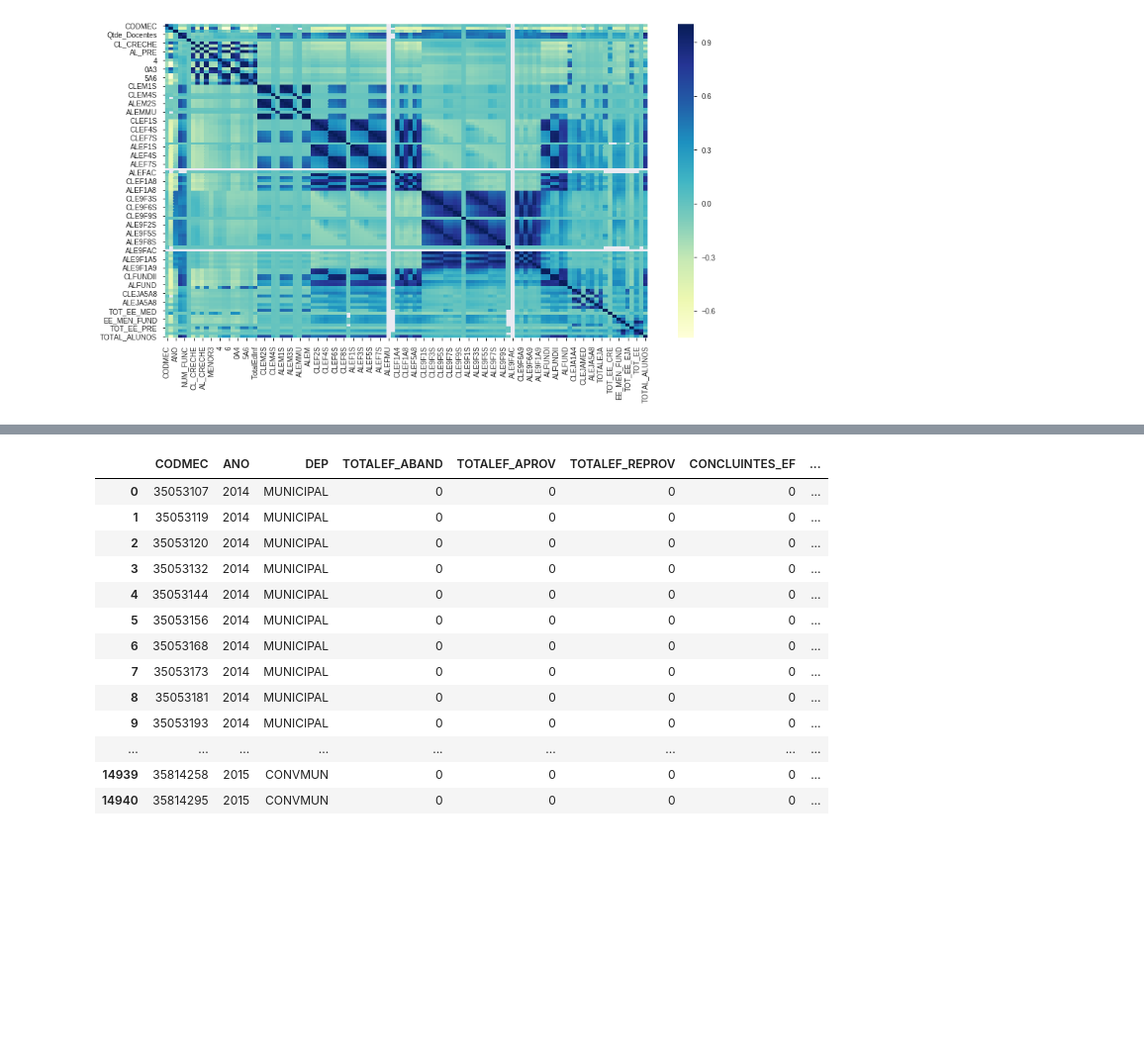
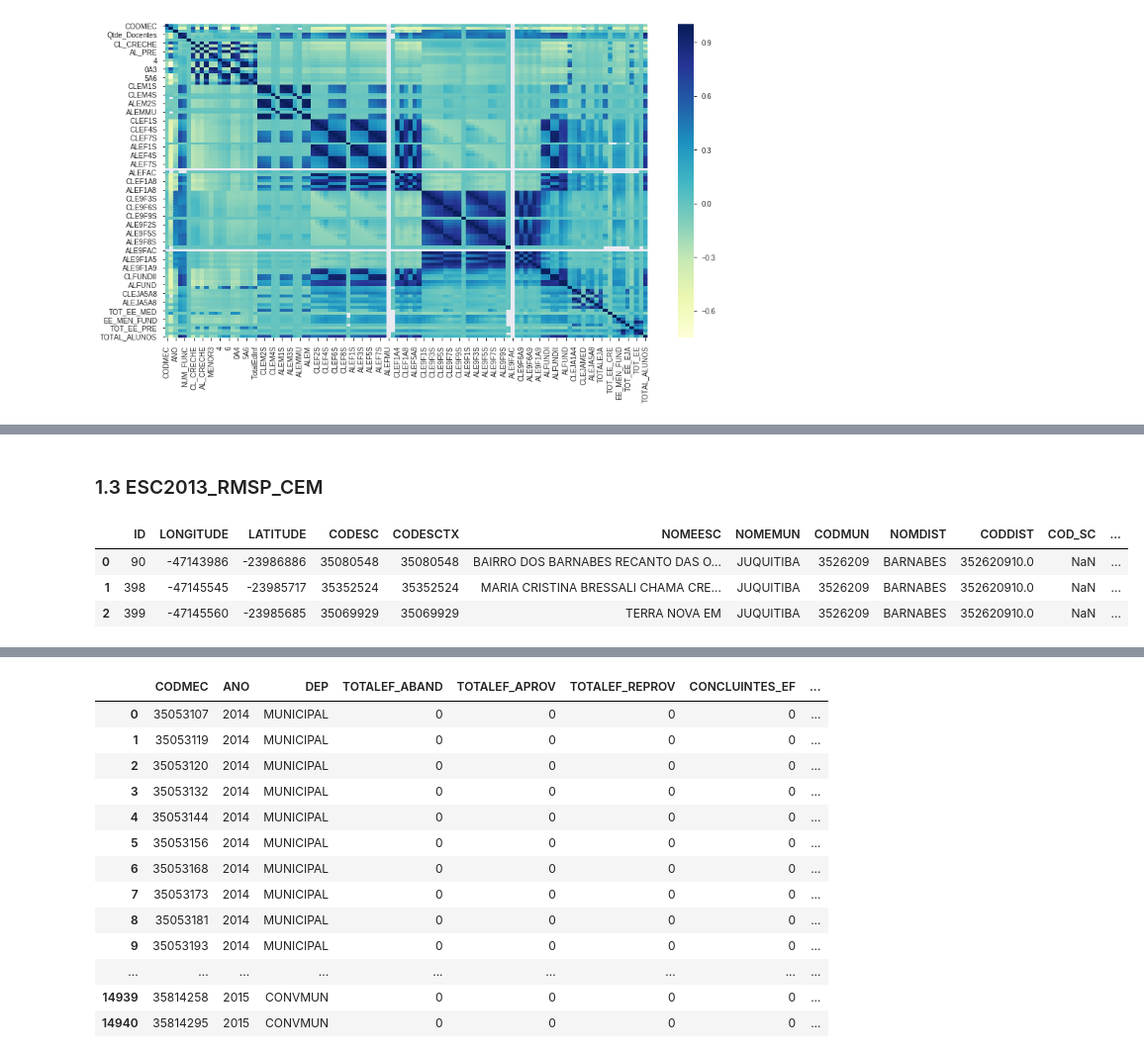
Before and after one commit to davibarreira/FDS-Homeworks, a Jupyter notebook: hw2/Homework2.ipynb, the cells around one changed output, grey strips where cells are left out. Shown at 99% size. Drawn from its saved outputs; the diff is of its cells as text; code cells hidden in the pictures; blank space fills up the shorter version.

```diff
--- a/hw2/Homework2.ipynb
+++ b/hw2/Homework2.ipynb
@@ -119,0 +118,9 @@ KeyError: "['NUM_FUNC', 'Qtde_Docentes'] not in index"
+# %% [markdown]
+### 1.3  ESC2013_RMSP_CEM
+# %%
+esc.head(3)
+# %% [output]
+|  | ID | LONGITUDE | LATITUDE | CODESC | CODESCTX | NOMEESC | NOMEMUN | CODMUN | NOMDIST | CODDIST | COD_SC | ... |
+| 0 | 90 | -47143986 | -23986886 | 35080548 | 35080548 | BAIRRO DOS BARNABES RECANTO DAS O... | JUQUITIBA | 3526209 | BARNABES | 352620910.0 | NaN | ... |
+| 1 | 398 | -47145545 | -23985717 | 35352524 | 35352524 | MARIA CRISTINA BRESSALI CHAMA CRE... | JUQUITIBA | 3526209 | BARNABES | 352620910.0 | NaN | ... |
+| 2 | 399 | -47145560 | -23985685 | 35069929 | 35069929 | TERRA NOVA EM | JUQUITIBA | 3526209 | BARNABES | 352620910.0 | NaN | ... |
```
Also changed, not shown: parts of 14 cells of this notebook.
